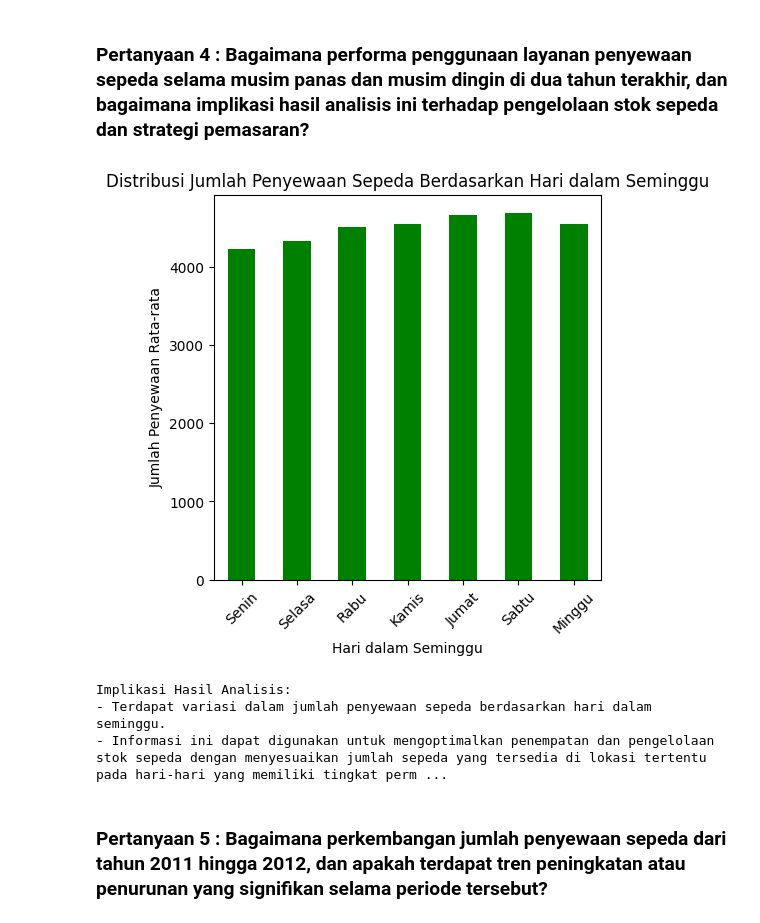
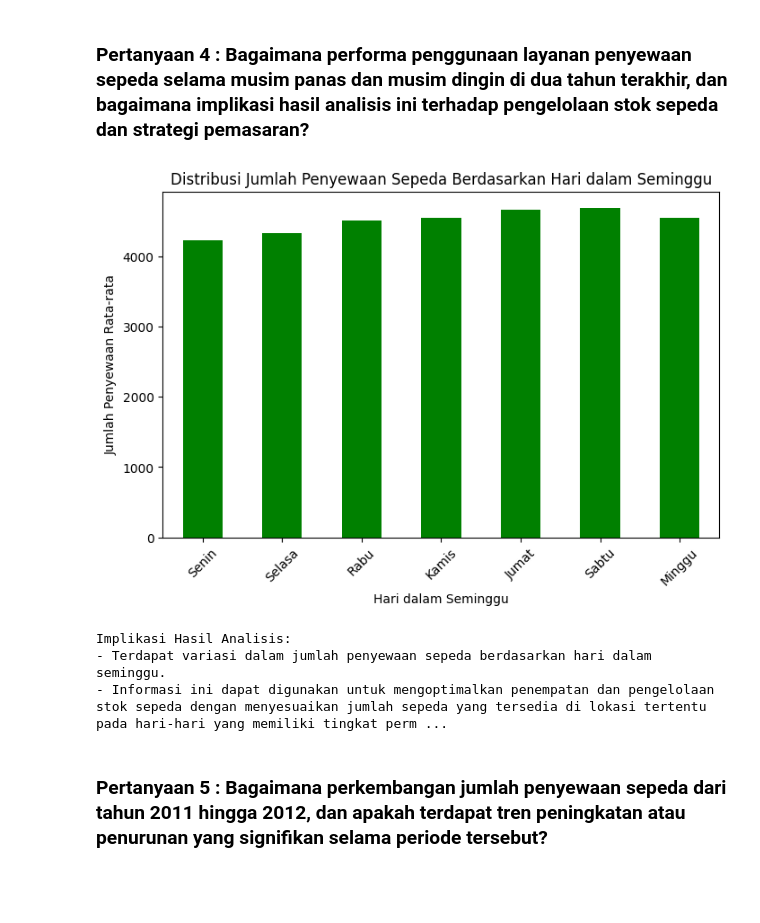
Before and after one commit to kurniagilang/dataset, a Jupyter notebook: notebook.ipynb, the cells around one changed output. Cells and saved outputs as stored; diff of their text form; code cells hidden in the pictures; blank space fills up the shorter version.

```diff
--- a/notebook.ipynb
+++ b/notebook.ipynb
@@ -41,3 +38,14 @@ hour = pd.read_csv('./data/hour.csv')
+# %%
+day = pd.read_csv('./data/day.csv')
+hour = pd.read_csv('./data/hour.csv')
+
+import pandas as pd
+
+# Misalnya, hourly_data adalah DataFrame yang berisi data penyewaan sepeda per jam
+hourly_data = pd.read_csv("./data/hour.csv")
+
+# Misalnya, daily_data adalah DataFrame yang berisi data penyewaan sepeda per hari
+daily_data = pd.read_csv("./data/day.csv")
 # %%
 hour.head()
 # %% [output]
@@ -405,23 +408,23 @@ plt.show()
 ### Pertanyaan 4 : Bagaimana performa penggunaan layanan penyewaan sepeda selama musim panas dan musim dingin di dua tahun terakhir, dan bagaimana implikasi hasil analisis ini terhadap pengelolaan stok sepeda dan strategi pemasaran?
 # %%
 # Agregasi data harian berdasarkan hari dalam seminggu
-weekday_counts = daily_data.groupby('weekday').mean()['cnt']
+weekday_counts = daily_data.groupby('weekday')['cnt'].mean()
 
 # Visualisasi distribusi jumlah penyewaan
-plt.figure(figsize=(5, 5))
+plt.figure(figsize=(8, 5))
 weekday_counts.plot(kind='bar', color='green')
 plt.title('Distribusi Jumlah Penyewaan Sepeda Berdasarkan Hari dalam Seminggu')
 plt.xlabel('Hari dalam Seminggu')
 plt.ylabel('Jumlah Penyewaan Rata-rata')
 plt.xticks(range(7), ['Senin', 'Selasa', 'Rabu', 'Kamis', 'Jumat', 'Sabtu', 'Minggu'], rotation=45)
 plt.show()
 
 # Analisis distribusi untuk pengelolaan stok sepeda
 print("Implikasi Hasil Analisis:")
 print("- Terdapat variasi dalam jumlah penyewaan sepeda berdasarkan hari dalam seminggu.")
 print("- Informasi ini dapat digunakan untuk mengoptimalkan penempatan dan pengelolaan stok sepeda dengan menyesuaikan jumlah sepeda yang tersedia di lokasi tertentu pada hari-hari yang memiliki tingkat permintaan yang tinggi.")
 # %% [output]
-[figure, old version]
+[figure, new version]
 Implikasi Hasil Analisis:
 - Terdapat variasi dalam jumlah penyewaan sepeda berdasarkan hari dalam seminggu.
 - Informasi ini dapat digunakan untuk mengoptimalkan penempatan dan pengelolaan stok sepeda dengan menyesuaikan jumlah sepeda yang tersedia di lokasi tertentu pada hari-hari yang memiliki tingkat perm ...
```
Also changed, not shown: parts of 9 cells of this notebook.
